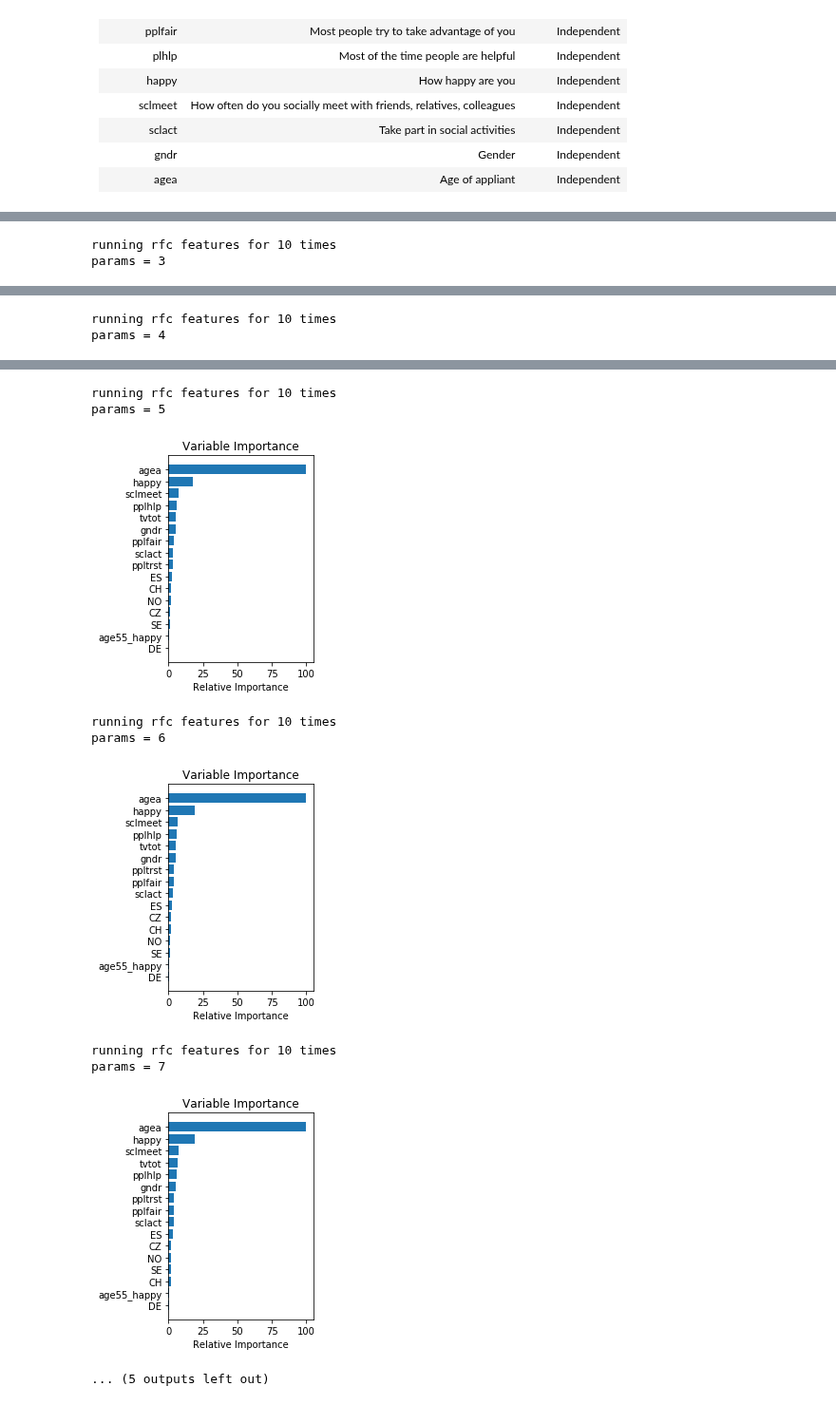
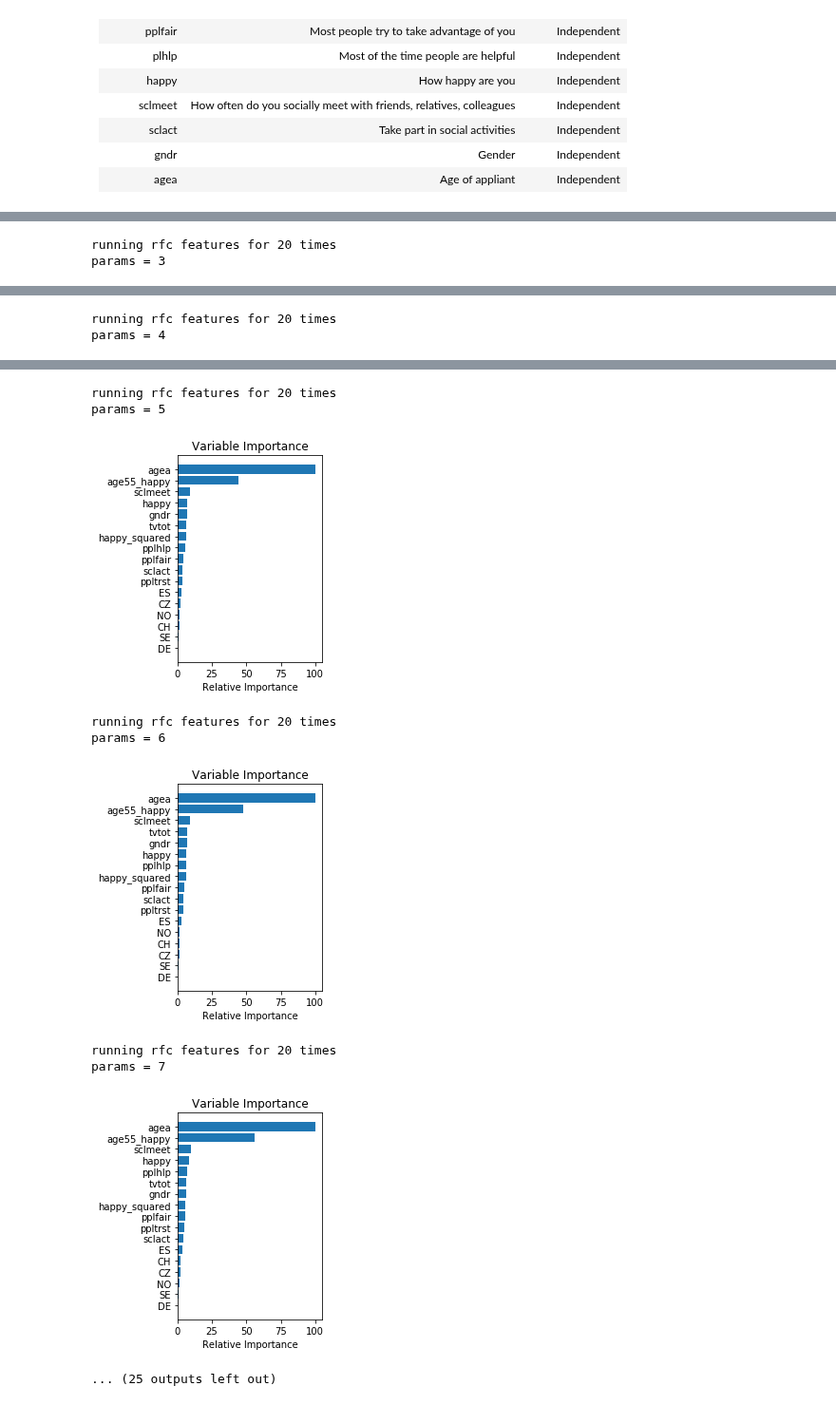
Before and after one commit to loupendley/Thinkful, a Jupyter notebook: HomeworkProjects/Unit3/Lesson5/Project3/BoostingChallenge.ipynb, the cells around one changed output, grey strips where cells are left out. Shown at 95% size. Drawn from its saved outputs; the diff is of its cells as text; code cells hidden in the pictures.

```diff
--- a/HomeworkProjects/Unit3/Lesson5/Project3/BoostingChallenge.ipynb
+++ b/HomeworkProjects/Unit3/Lesson5/Project3/BoostingChallenge.ipynb
@@ -72,7 +59,8 @@ Columns used in the dataset:
 # Let's add some new features...
 
 df['partner'] = np.where(df['partner'] == 2, 0, 1) # Set it to 0=Nopartner, 1=partner
-df['age55_happy'] = np.where(((df['agea'] >= 55) & (df['happy'] >=8)),1,0) # A new feature here
+df['age55_happy'] = (df['agea'] * df['happy']) # A new feature here -> Filter
+df['happy_squared'] = df['happy'] ** 2 # new feature
 # %%
 # Definine outcome and predictors.
 print("the current time of start is {}".format(str(datetime.datetime.now())))
@@ -81,7 +69,7 @@ y = df['partner']
 X = df.loc[:, ~df.columns.isin(['partner', 'cntry', 'idno'])]
 # X = df[['agea', 'pplhlp', 'happy', 'tvtot', 'pplfair', 'ppltrst', 'sclmeet','sclact','gndr']] # these were the most significant
 # X = df.loc[:,  df.columns.isin(['agea', 'happy'])]
-X = df[['agea','happy', 'sclmeet',  'tvtot', 'pplhlp', 'gndr', 'pplfair','ppltrst','sclact', 'age55_happy']] # added new feature age55_happy
+X = df[['agea','happy', 'sclmeet',  'tvtot', 'pplhlp', 'gndr', 'pplfair','ppltrst','sclact', 'age55_happy','happy_squared']] # added new feature age55_happy
 
 # Make the categorical variable 'country' into dummies.
 X = pd.concat([X, pd.get_dummies(df['cntry'])], axis=1)
@@ -243,7 +232,9 @@ def rfc_and_feature_importances(leaf_values):    # Here we are using Gradient Bo
           'max_depth': 2,
           'loss': 'deviance',
           'max_leaf_nodes': leaf_values,
-          'min_samples_leaf': leaf_values}
+          'min_samples_leaf': leaf_values,
+          'random_state' : random_state
+        }
 
 #     print("in rfc_and_feature_importanes, params={}".format(params))
     clf = ensemble.GradientBoostingClassifier(**params)
@@ -261,8 +252,6 @@ def rfc_and_feature_importances(leaf_values):    # Here we are using Gradient Bo
     sorted_idx = np.argsort(feature_importance)
     cols=X.columns[sorted_idx].tolist()
     cols=cols[::-1]
-#     print("cols={}".format(cols))
-#     print("sorted_idx = {}".format(X.columns[sorted_idx::-1]))
     pos = np.arange(sorted_idx.shape[0]) + .5
     plt.subplot(1, 2, 2)
     plt.barh(pos, feature_importance[sorted_idx], align='center')
@@ -272,7 +261,7 @@ def rfc_and_feature_importances(leaf_values):    # Here we are using Gradient Bo
     plt.show()
     return cols # return it sorted
 # %%
-max_items = 10
+max_items = 20
 all_feature_important_columns = []
 
 for i in range(2,max_items):
@@ -294,2 +283,2 @@ params = 2
-running rfc features for 10 times
+running rfc features for 20 times
 params = 3
@@ -297,2 +286,2 @@ params = 3
-running rfc features for 10 times
+running rfc features for 20 times
 params = 4
@@ -300,10 +289,10 @@ params = 4
-running rfc features for 10 times
+running rfc features for 20 times
 params = 5
-[figure, old version]
+[figure, new version]
-running rfc features for 10 times
+running rfc features for 20 times
 params = 6
-[figure, old version]
+[figure, new version]
-running rfc features for 10 times
+running rfc features for 20 times
 params = 7
-[figure, old version]
+[figure, new version]
-... (5 outputs left out)
+... (25 outputs left out)
```
Also changed, not shown: parts of 8 cells of this notebook.
